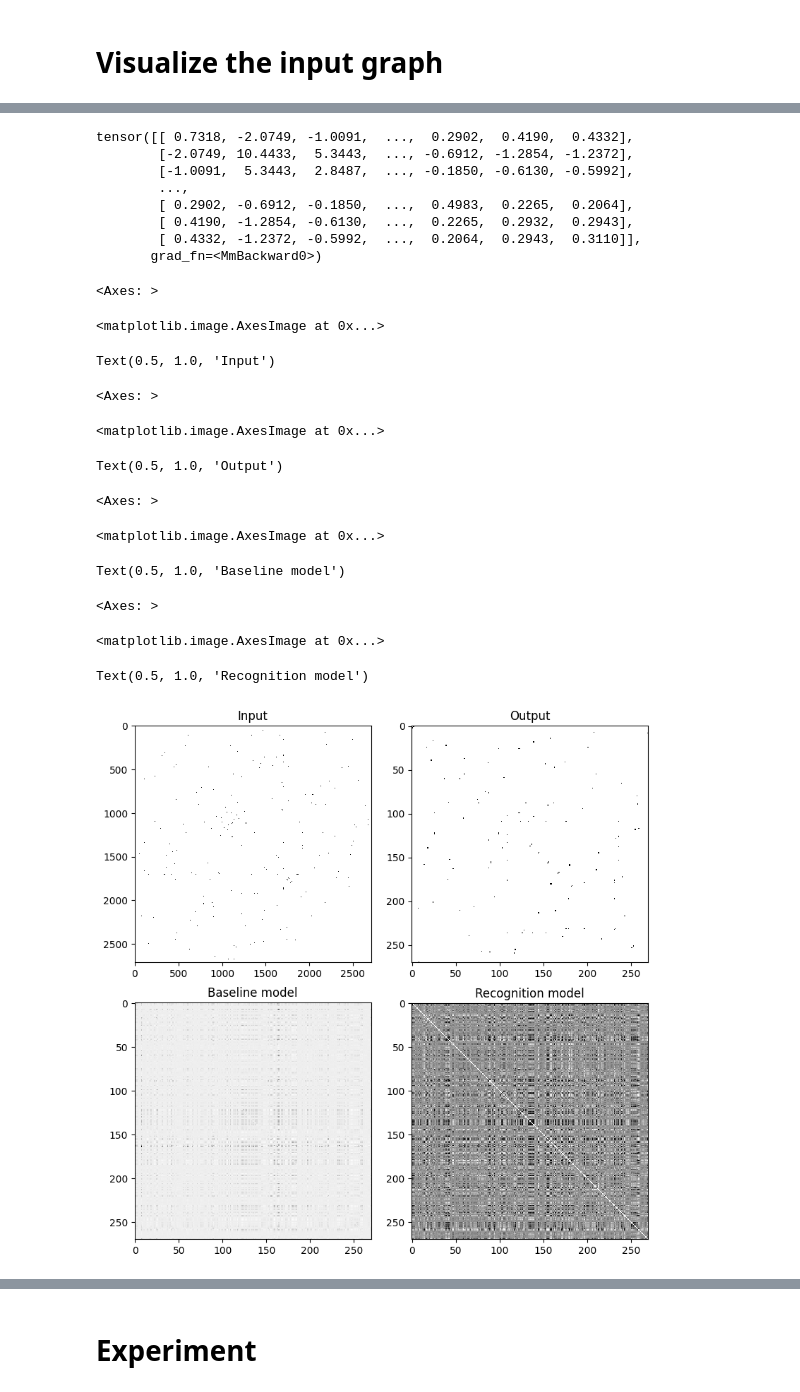
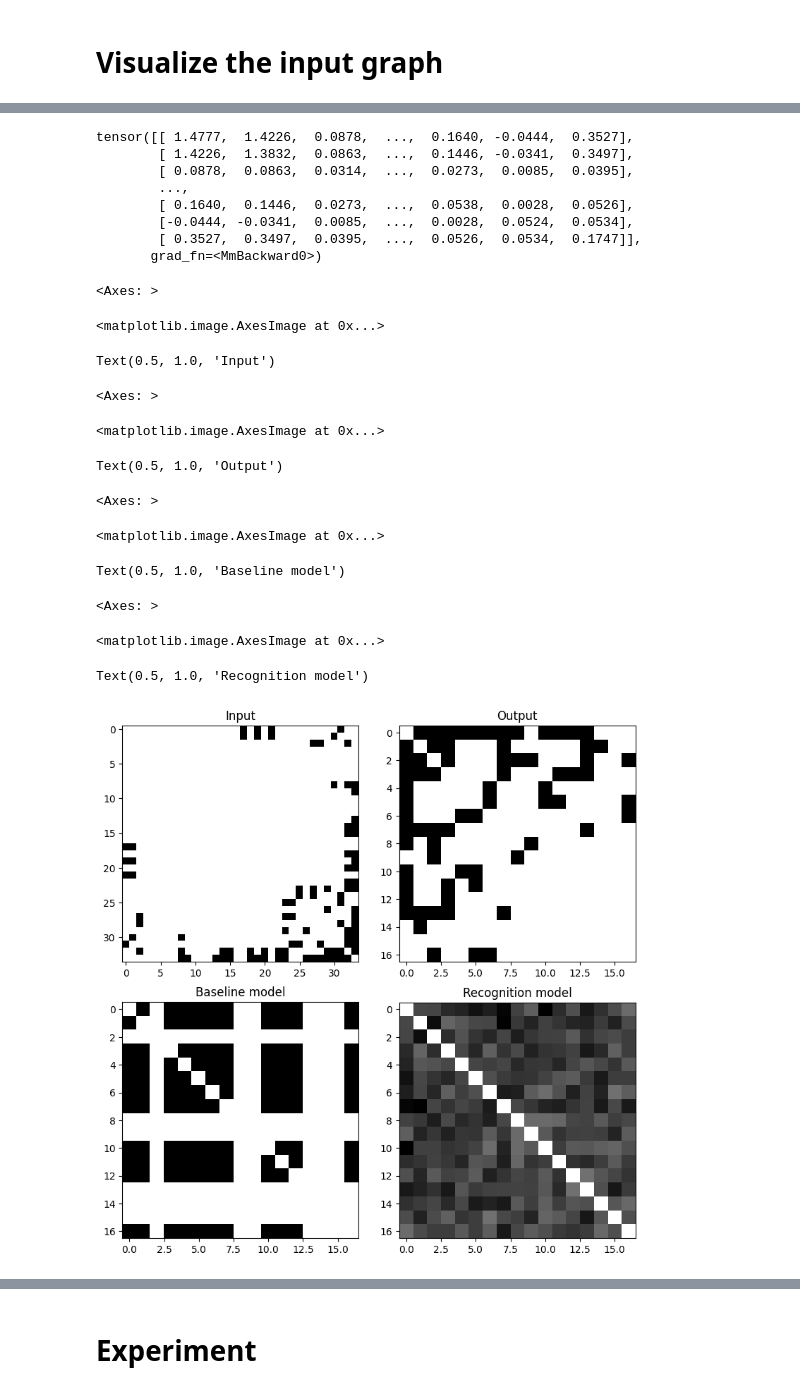
Before and after one commit to FDUguchunhui/latent-space-constraint-GNN, a Jupyter notebook: notebook/cgvae.ipynb, the cells around one changed output, grey strips where cells are left out. Saved outputs shown, nothing was run; the diff lists cells and outputs as text; code cells hidden in the pictures.

```diff
--- a/notebook/cgvae.ipynb
+++ b/notebook/cgvae.ipynb
@@ -34,22 +36,23 @@ np.random.seed(123)
 # %%
-SPLIT_RATIO = 0.1
-dataloader, dataset_size = cgvae.data_transform.get_data('../data', 'Cora', mask_ratio=SPLIT_RATIO, num_val=0.1, num_test=0.1)
-# dataloader, dataset_size = get_data('../data', 'KarateClub',  mask_ratio=SPLIT_RATIO, num_val=0.1, num_test=0.1, neg_edge_ratio=3)
+SPLIT_RATIO = 0.5
+# dataloader, dataset_size = get_data('../data', 'Cora', mask_ratio=SPLIT_RATIO, num_val=0.1, num_test=0.1,
+#                                     neg_edge_ratio=100)
+dataloader, dataset_size = get_data('../data', 'KarateClub',  mask_ratio=SPLIT_RATIO, num_val=0.1, num_test=0,  neg_edge_ratio=1)
 # %%
 data = next(iter(dataloader))
 dim = data['input'].x.shape[0]
 # %%
-baseline_net = cgvae.baseline.train(
+baseline_net = src.cgvae.baseline.train(
     device='cpu',
     dataloader=dataloader,
     num_node_features=data['input'].x.size(1),
     learning_rate=0.005,
     num_epochs=100,
     model_path='checkpoints/baseline_net.pth',
-    early_stop_patience=100
+    early_stop_patience=10
 )
 # %%
-cgvae_net = cgvae.cgvae_model.train(
+cgvae_net = src.cgvae.cgvae_model.train(
     device='cpu',
     dataloader=dataloader,
     num_node_features=data['input'].x.size(1),
@@ -57,8 +60,8 @@ cgvae_net = cgvae.cgvae_model.train(
     num_epochs=100,
     pre_trained_baseline_net=baseline_net,
     model_path='checkpoints/cgvae_net.pth',
-    early_stop_patience=100,
-    regularization=0.2
+    early_stop_patience=10,
+    regularization=1
 )
 # %%
 # generate missing part based on the trained model
@@ -111,13 +114,13 @@ Text(0.5, 1.0, 'Heatmap of 2D Tensor')
 # use the trained model to generate the missing part
 baseline_net(graphs['input'])
 # %% [output]
-tensor([[ 0.7318, -2.0749, -1.0091,  ...,  0.2902,  0.4190,  0.4332],
-        [-2.0749, 10.4433,  5.3443,  ..., -0.6912, -1.2854, -1.2372],
-        [-1.0091,  5.3443,  2.8487,  ..., -0.1850, -0.6130, -0.5992],
+tensor([[ 1.4777,  1.4226,  0.0878,  ...,  0.1640, -0.0444,  0.3527],
+        [ 1.4226,  1.3832,  0.0863,  ...,  0.1446, -0.0341,  0.3497],
+        [ 0.0878,  0.0863,  0.0314,  ...,  0.0273,  0.0085,  0.0395],
         ...,
-        [ 0.2902, -0.6912, -0.1850,  ...,  0.4983,  0.2265,  0.2064],
-        [ 0.4190, -1.2854, -0.6130,  ...,  0.2265,  0.2932,  0.2943],
-        [ 0.4332, -1.2372, -0.5992,  ...,  0.2064,  0.2943,  0.3110]],
+        [ 0.1640,  0.1446,  0.0273,  ...,  0.0538,  0.0028,  0.0526],
+        [-0.0444, -0.0341,  0.0085,  ...,  0.0028,  0.0524,  0.0534],
+        [ 0.3527,  0.3497,  0.0395,  ...,  0.0526,  0.0534,  0.1747]],
        grad_fn=<MmBackward0>)
 # %%
 def sigmoid(x):
@@ -144,7 +147,7 @@ plt.imshow(adj_mat_out[:split, :split], cmap='Greys', interpolation='nearest')
 plt.title("Output")
 
 plt.subplot(223)
-adj_mat_np = baseline_net(graphs['input']).detach().numpy()[:split, :split]
+adj_mat_np = baseline_net.predict(graphs['input']).detach().numpy()[:split, :split]
 # adj_mat_np[adj_mat_np < threshold] = 0
 # adj_mat_np = np.random.binomial(1, adj_mat_np)
 np.fill_diagonal(adj_mat_np, 0)
@@ -154,33 +157,33 @@ plt.title("Baseline model")
 
 plt.subplot(224)
 adj_mat_np = np.zeros((split, split))
 for i in range(100):
     adj_mat_np += sigmoid(cgvae_net.generate().detach().numpy())[:split, :split]
 adj_mat_np /= 100
 # adj_mat_np[adj_mat_np < threshold] = 0
 # adj_mat_np[adj_mat_np >= threshold] = 1
 np.fill_diagonal(adj_mat_np, 0)
 plt.imshow(adj_mat_np, cmap='Greys', interpolation='nearest')
 # plt.colorbar()  # Add a colorbar to a plot
 plt.title("Recognition model")
 
 # also try unconditional generation
 
 
 plt.show()
 # %% [output]
 <Axes: >
 <matplotlib.image.AxesImage at 0x...>
 Text(0.5, 1.0, 'Input')
 <Axes: >
 <matplotlib.image.AxesImage at 0x...>
 Text(0.5, 1.0, 'Output')
 <Axes: >
 <matplotlib.image.AxesImage at 0x...>
 Text(0.5, 1.0, 'Baseline model')
 <Axes: >
 <matplotlib.image.AxesImage at 0x...>
 Text(0.5, 1.0, 'Recognition model')
-[figure, old version]
+[figure, new version]
 # %%
 cgvae_net.load('checkpoints/cgvae_net.pth')
```
Also changed, not shown: parts of 13 cells of this notebook, 5 other files.
